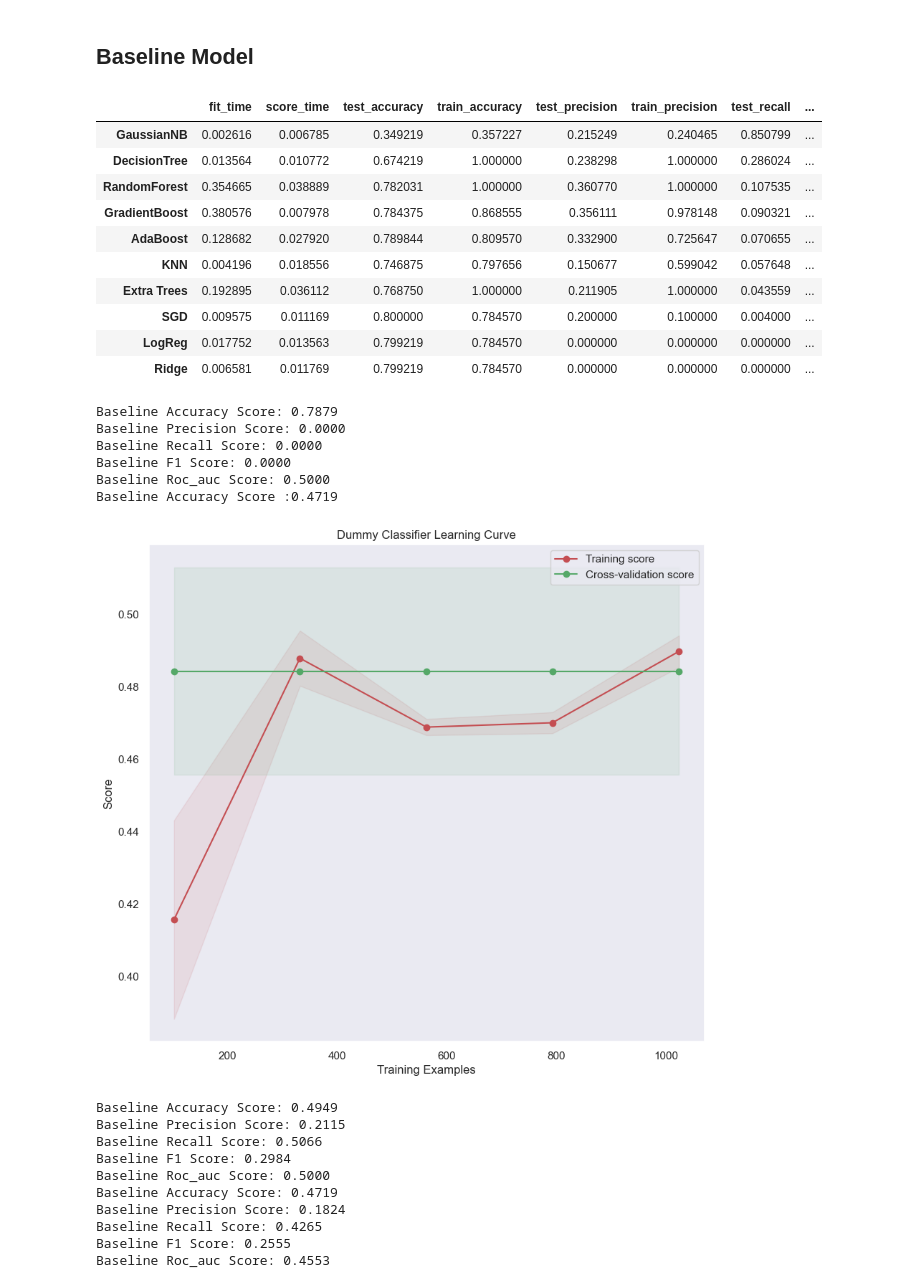
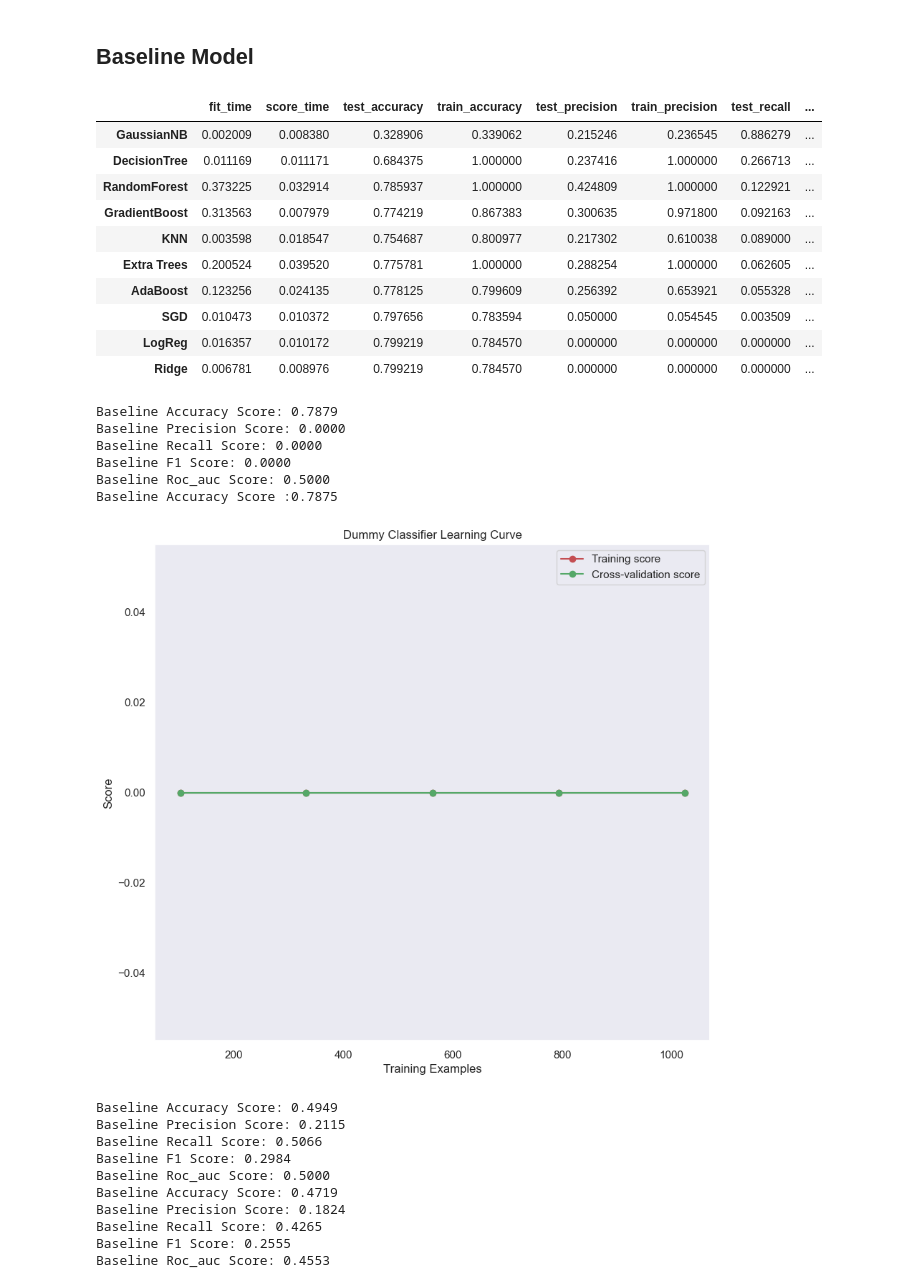
Before and after one commit to fwnriyx/poly, a Jupyter notebook: AI and Machine Learning/CA1/Classificiation/credits.ipynb, the cells around one changed output. Drawn from its saved outputs; the diff is of its cells as text; code cells hidden in the pictures.

```diff
--- a/AI and Machine Learning/CA1/Classificiation/credits.ipynb
+++ b/AI and Machine Learning/CA1/Classificiation/credits.ipynb
@@ -362,8 +363,6 @@ List of all the possible evalutation Metrics:
 'roc_auc'
 >Area under the receiver operator characteristic curve
 # %%
-from sklearn.feature_selection import SelectKBest, f_classif
-
 # Select the top 10 best features
 selector = SelectKBest(f_classif, k=10)
 
@@ -376,11 +375,11 @@ selected_feature_names = X_train.columns[selector.get_support()]
 
 # Print the selected feature names
 print("Selected features:", list(selected_feature_names))
-X_train_selected_df = X_train.drop(X_train.columns[~selector.get_support()], axis=1)
-X_test_selected_df = X_test.drop(X_test.columns[~selector.get_support()], axis=1)
+X_train_final = X_train.drop(X_train.columns[~selector.get_support()], axis=1)
+X_test_final = X_test.drop(X_test.columns[~selector.get_support()], axis=1)
 
 # Print the selected feature names
-print("Selected features:", list(X_train_selected_df.columns))
+print("Selected features:", list(X_train_final.columns))
 # %% [output]
 Selected features: ['Credit Limit', 'Education', 'Marriage Status', 'Age', 'Bill_Amount2', 'Bill_Amount3', 'Pay_Amount1', 'Pay_Amount2', 'Pay_Amount3', 'Total_paid']
 Selected features: ['Credit Limit', 'Education', 'Marriage Status', 'Age', 'Bill_Amount2', 'Bill_Amount3', 'Pay_Amount1', 'Pay_Amount2', 'Pay_Amount3', 'Total_paid']
@@ -415,7 +414,7 @@ scores = []
 
 for name, model in models:
     model.fit(X_train, y_train)
-    cv_score = cross_validate(model, X_train, y_train, scoring=scoring_metrics , cv=cv, n_jobs=2, return_train_score=True)
+    cv_score = cross_validate(model, X_train_final, y_train, scoring=scoring_metrics , cv=cv, n_jobs=2, return_train_score=True)
     score_df = pd.DataFrame(cv_score)
     mean_scores = score_df.mean().rename(name)
     scores.append(mean_scores)
@@ -433,66 +432,66 @@ score_df.sort_values(by=['test_recall', 'train_recall', 'test_f1', 'train_f1'],
 )
 # %% [output]
 |  | fit_time | score_time | test_accuracy | train_accuracy | test_precision | train_precision | test_recall | ... |
-| GaussianNB | 0.002616 | 0.006785 | 0.349219 | 0.357227 | 0.215249 | 0.240465 | 0.850799 | ... |
-| DecisionTree | 0.013564 | 0.010772 | 0.674219 | 1.000000 | 0.238298 | 1.000000 | 0.286024 | ... |
-| RandomForest | 0.354665 | 0.038889 | 0.782031 | 1.000000 | 0.360770 | 1.000000 | 0.107535 | ... |
-| GradientBoost | 0.380576 | 0.007978 | 0.784375 | 0.868555 | 0.356111 | 0.978148 | 0.090321 | ... |
-| AdaBoost | 0.128682 | 0.027920 | 0.789844 | 0.809570 | 0.332900 | 0.725647 | 0.070655 | ... |
-| KNN | 0.004196 | 0.018556 | 0.746875 | 0.797656 | 0.150677 | 0.599042 | 0.057648 | ... |
-| Extra Trees | 0.192895 | 0.036112 | 0.768750 | 1.000000 | 0.211905 | 1.000000 | 0.043559 | ... |
-| SGD | 0.009575 | 0.011169 | 0.800000 | 0.784570 | 0.200000 | 0.100000 | 0.004000 | ... |
-| LogReg | 0.017752 | 0.013563 | 0.799219 | 0.784570 | 0.000000 | 0.000000 | 0.000000 | ... |
-| Ridge | 0.006581 | 0.011769 | 0.799219 | 0.784570 | 0.000000 | 0.000000 | 0.000000 | ... |
+| GaussianNB | 0.002009 | 0.008380 | 0.328906 | 0.339062 | 0.215246 | 0.236545 | 0.886279 | ... |
+| DecisionTree | 0.011169 | 0.011171 | 0.684375 | 1.000000 | 0.237416 | 1.000000 | 0.266713 | ... |
+| RandomForest | 0.373225 | 0.032914 | 0.785937 | 1.000000 | 0.424809 | 1.000000 | 0.122921 | ... |
+| GradientBoost | 0.313563 | 0.007979 | 0.774219 | 0.867383 | 0.300635 | 0.971800 | 0.092163 | ... |
+| KNN | 0.003598 | 0.018547 | 0.754687 | 0.800977 | 0.217302 | 0.610038 | 0.089000 | ... |
+| Extra Trees | 0.200524 | 0.039520 | 0.775781 | 1.000000 | 0.288254 | 1.000000 | 0.062605 | ... |
+| AdaBoost | 0.123256 | 0.024135 | 0.778125 | 0.799609 | 0.256392 | 0.653921 | 0.055328 | ... |
+| SGD | 0.010473 | 0.010372 | 0.797656 | 0.783594 | 0.050000 | 0.054545 | 0.003509 | ... |
+| LogReg | 0.016357 | 0.010172 | 0.799219 | 0.784570 | 0.000000 | 0.000000 | 0.000000 | ... |
+| Ridge | 0.006781 | 0.008976 | 0.799219 | 0.784570 | 0.000000 | 0.000000 | 0.000000 | ... |
 # %%
 scoring_metrics = ['accuracy','precision', 'recall', 'f1', 'roc_auc']
 cv = ShuffleSplit(n_splits=5, test_size=0.2, random_state=42)
 dummy = DummyClassifier()
 
-cv_score = cross_validate(DummyClassifier(), X_train, y_train, scoring= scoring_metrics , cv=cv, n_jobs=2, return_train_score=True)
+cv_score = cross_validate(DummyClassifier(), X_train_final, y_train, scoring= scoring_metrics , cv=cv, n_jobs=2, return_train_score=True)
 
 for metric in scoring_metrics:
     print("Baseline {} Score: {:.4f}".format(metric.capitalize(), cv_score['train_'+metric].mean()))
 
-dummy_clf = DummyClassifier(strategy = 'uniform', random_state=42)
-dummy_clf.fit(X_train, y_train)
+dummy_clf = DummyClassifier(strategy = 'most_frequent', random_state=42)
+dummy_clf.fit(X_train_final, y_train)
 
 print("Baseline Accuracy Score :{:.4f}".format(dummy_clf.score(X_test, y_test)))
 
 from sklearn.model_selection import learning_curve
 
-train_sizes, train_scores, test_scores = learning_curve(dummy_clf, X_train, y_train, cv=5, n_jobs=2, train_sizes=np.linspace(0.1, 1, 5), scoring='accuracy')
+train_sizes, train_scores, test_scores = learning_curve(dummy_clf, X_train_final, y_train, cv=5, n_jobs=2, train_sizes=np.linspace(0.1, 1, 5), scoring='recall')
 
 plt.rcParams['figure.figsize'] = [10, 9]
 
 train_scores_mean = np.mean(train_scores, axis=1)
 train_scores_std = np.std(train_scores, axis=1)
 test_scores_mean = np.mean(test_scores, axis=1)
 test_scores_std = np.std(test_scores, axis=1)
 
 plt.figure()
 
 plt.title("Dummy Classifier Learning Curve")
 plt.xlabel("Training Examples")
 plt.ylabel("Score")
 plt.grid()
 
 plt.fill_between(train_sizes, train_scores_mean - train_scores_std, train_scores_mean + train_scores_std, alpha=0.1, color="r")
 plt.fill_between(train_sizes, test_scores_mean - test_scores_std, test_scores_mean + test_scores_std, alpha=0.1, color="g")
 plt.plot(train_sizes, train_scores_mean, 'o-', color="r", label="Training score")
 plt.plot(train_sizes, test_scores_mean, 'o-', color="g", label="Cross-validation score")
 plt.legend(loc="best")
 
 
 plt.rcParams["figure.figsize"] = (20,3)
 plt.show()
 # %% [output]
 Baseline Accuracy Score: 0.7879
 Baseline Precision Score: 0.0000
 Baseline Recall Score: 0.0000
 Baseline F1 Score: 0.0000
 Baseline Roc_auc Score: 0.5000
-Baseline Accuracy Score :0.4719
+Baseline Accuracy Score :0.7875
-[figure, old version]
+[figure, new version]
 # %%
 cv = ShuffleSplit(n_splits=5, test_size=0.2, random_state=42)
 
```
Also changed, not shown: parts of 4 cells of this notebook.
